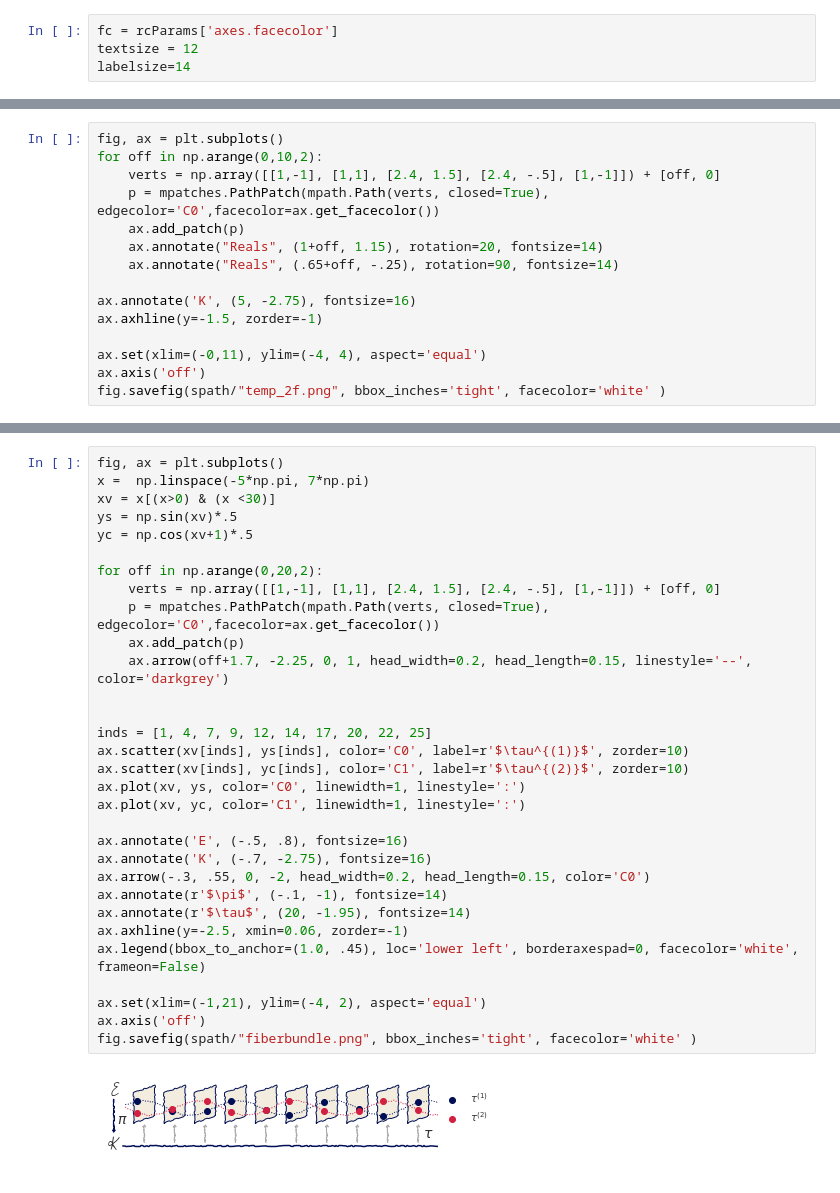
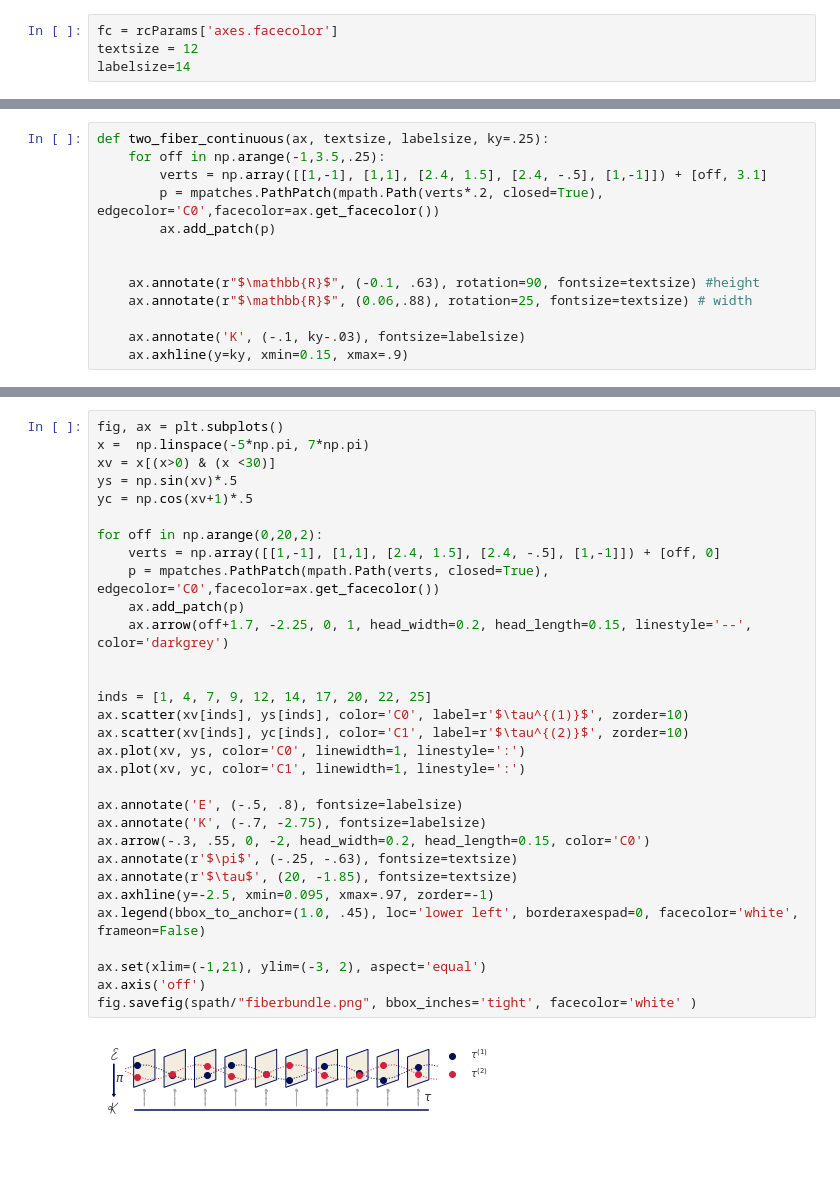
Before and after one commit to story645/proposal, a Jupyter notebook: paper/figures/code/data_figures.ipynb, the cells around one changed output, grey strips where cells are left out. Saved outputs shown, nothing was run; the diff lists cells and outputs as text; blank space fills up the shorter version.

```diff
--- a/paper/figures/code/data_figures.ipynb
+++ b/paper/figures/code/data_figures.ipynb
@@ -117,15 +74,13 @@ fig.savefig(spath/"k_qspace.png", bbox_inches='tight', facecolor='white')
 # %%
-fig, ax = plt.subplots()
-for off in np.arange(0,10,2):
-    verts = np.array([[1,-1], [1,1], [2.4, 1.5], [2.4, -.5], [1,-1]]) + [off, 0]
-    p = mpatches.PathPatch(mpath.Path(verts, closed=True), edgecolor='C0',facecolor=ax.get_facecolor())
-    ax.add_patch(p)
-    ax.annotate("Reals", (1+off, 1.15), rotation=20, fontsize=14)
-    ax.annotate("Reals", (.65+off, -.25), rotation=90, fontsize=14)
+def two_fiber_continuous(ax, textsize, labelsize, ky=.25):
+    for off in np.arange(-1,3.5,.25):
+        verts = np.array([[1,-1], [1,1], [2.4, 1.5], [2.4, -.5], [1,-1]]) + [off, 3.1]
+        p = mpatches.PathPatch(mpath.Path(verts*.2, closed=True), edgecolor='C0',facecolor=ax.get_facecolor())
+        ax.add_patch(p)
 
-ax.annotate('K', (5, -2.75), fontsize=16)
-ax.axhline(y=-1.5, zorder=-1)
 
-ax.set(xlim=(-0,11), ylim=(-4, 4), aspect='equal')
-ax.axis('off')
-fig.savefig(spath/"temp_2f.png", bbox_inches='tight', facecolor='white' )
+    ax.annotate(r"$\mathbb{R}$", (-0.1, .63), rotation=90, fontsize=textsize) #height
+    ax.annotate(r"$\mathbb{R}$", (0.06,.88), rotation=25, fontsize=textsize) # width
+
+    ax.annotate('K', (-.1, ky-.03), fontsize=labelsize)
+    ax.axhline(y=ky, xmin=0.15, xmax=.9)
@@ -134,33 +102,33 @@ fig.savefig(spath/"temp_2f.png", bbox_inches='tight', facecolor='white' )
 # %%
 fig, ax = plt.subplots()
 x =  np.linspace(-5*np.pi, 7*np.pi)
 xv = x[(x>0) & (x <30)]
 ys = np.sin(xv)*.5
 yc = np.cos(xv+1)*.5
 
 for off in np.arange(0,20,2):
     verts = np.array([[1,-1], [1,1], [2.4, 1.5], [2.4, -.5], [1,-1]]) + [off, 0]
     p = mpatches.PathPatch(mpath.Path(verts, closed=True), edgecolor='C0',facecolor=ax.get_facecolor())
     ax.add_patch(p)
     ax.arrow(off+1.7, -2.25, 0, 1, head_width=0.2, head_length=0.15, linestyle='--', color='darkgrey')
 
 
 inds = [1, 4, 7, 9, 12, 14, 17, 20, 22, 25]
 ax.scatter(xv[inds], ys[inds], color='C0', label=r'$\tau^{(1)}$', zorder=10)
 ax.scatter(xv[inds], yc[inds], color='C1', label=r'$\tau^{(2)}$', zorder=10)
 ax.plot(xv, ys, color='C0', linewidth=1, linestyle=':')
 ax.plot(xv, yc, color='C1', linewidth=1, linestyle=':')
 
-ax.annotate('E', (-.5, .8), fontsize=16)
-ax.annotate('K', (-.7, -2.75), fontsize=16)
+ax.annotate('E', (-.5, .8), fontsize=labelsize)
+ax.annotate('K', (-.7, -2.75), fontsize=labelsize)
 ax.arrow(-.3, .55, 0, -2, head_width=0.2, head_length=0.15, color='C0')
-ax.annotate(r'$\pi$', (-.1, -1), fontsize=14)
-ax.annotate(r'$\tau$', (20, -1.95), fontsize=14)
-ax.axhline(y=-2.5, xmin=0.06, zorder=-1)
+ax.annotate(r'$\pi$', (-.25, -.63), fontsize=textsize)
+ax.annotate(r'$\tau$', (20, -1.85), fontsize=textsize)
+ax.axhline(y=-2.5, xmin=0.095, xmax=.97, zorder=-1)
 ax.legend(bbox_to_anchor=(1.0, .45), loc='lower left', borderaxespad=0, facecolor='white', frameon=False)
 
-ax.set(xlim=(-1,21), ylim=(-4, 2), aspect='equal')
+ax.set(xlim=(-1,21), ylim=(-3, 2), aspect='equal')
 ax.axis('off')
 fig.savefig(spath/"fiberbundle.png", bbox_inches='tight', facecolor='white' )
 # %% [output]
-[figure, old version]
+[figure, new version]
```
Also changed, not shown: parts of 10 cells of this notebook, 6 other files.
